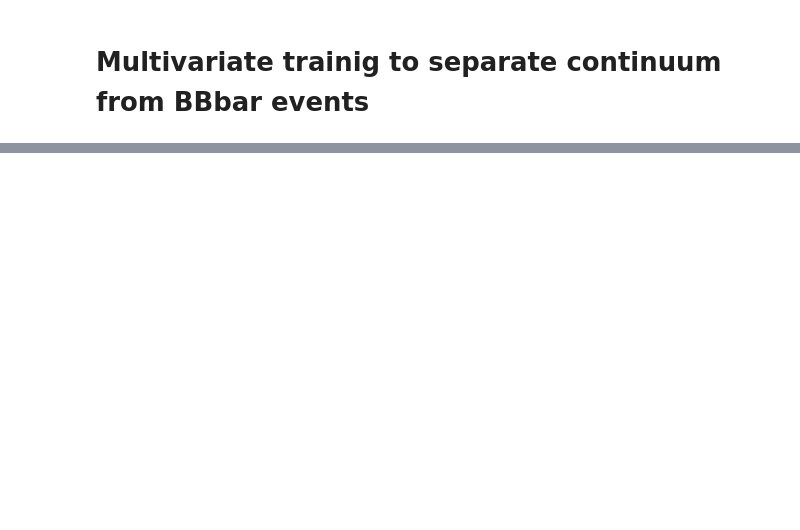
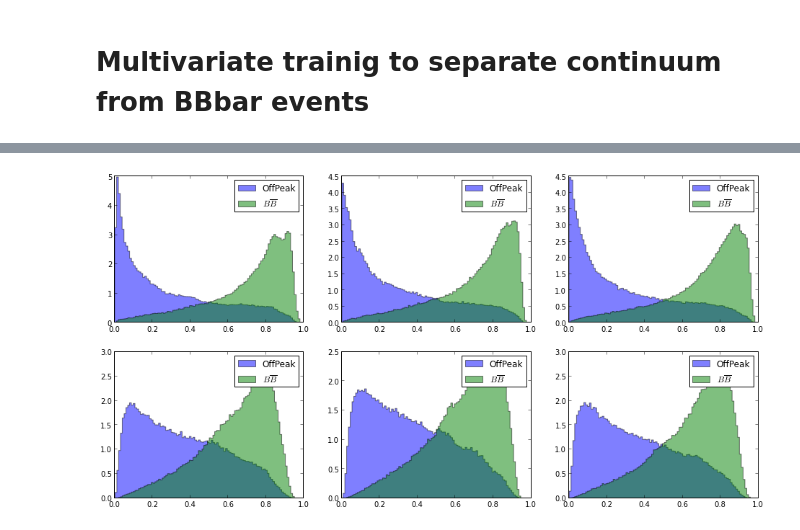
Before and after one commit to gitcheng/dilep_nb, a Jupyter notebook: singlevar_train.ipynb, the cells around one changed output, grey strips where cells are left out. Drawn from its saved outputs; the diff is of its cells as text; code cells hidden in the pictures; blank space fills up the shorter version.

Commit message:
add single lepton random forest training

```diff
--- a/singlevar_train.ipynb
+++ b/singlevar_train.ipynb
@@ -62,0 +126,48 @@ plot_allvars([d_BB, d_off], [r'$B\overline{B}$', 'Off peak'], vars_to_plot, vran
+# %%
+fig1= figure(figsize=(16,8))
+v_train1= ['nTrk','thrust', 'R2', 'emiss','cosThetaS','cosThetaT','Lp0','Lp2']
+v_train2= ['pflow'+ str(i) for i in xrange(9) ]
+data= [d_off, d_BB]
+dlabs= ['OffPeak', r'$B\overline{B}$']
+
+xp=[]
+yp=[]
+clflabels=[]
+
+plt.subplot(231)
+clf11, hists11, bins= RF_train(data, v_train1, [50000,50000], labels=dlabs, n_estimators=10, min_samples_leaf=200)
+xp.append(hists11[0])
+yp.append(hists11[1])
+clflabels.append('v1-10-200')
+
+plt.subplot(232)
+clf12, hists12, bins= RF_train(data, v_train1, [50000,50000], labels=dlabs, n_estimators=20, min_samples_leaf=200)
+xp.append(hists12[0])
+yp.append(hists12[1])
+clflabels.append('v1-20-200')
+
+plt.subplot(233)
+clf13, hists13, bins= RF_train(data, v_train1, [50000,50000], labels=dlabs, n_estimators=20, min_samples_leaf=100)
+xp.append(hists13[0])
+yp.append(hists13[1])
+clflabels.append('v1-20-100')
+
+plt.subplot(234)
+clf21, hists21, bins= RF_train(data, v_train2, [50000,50000], labels=dlabs, n_estimators=10, min_samples_leaf=200)
+xp.append(hists21[0])
+yp.append(hists21[1])
+clflabels.append('v2-10-200')
+
+plt.subplot(235)
+clf22, hists22, bins= RF_train(data, v_train2, [50000,50000], labels=dlabs, n_estimators=20, min_samples_leaf=200)
+xp.append(hists22[0])
+yp.append(hists22[1])
+clflabels.append('v2-20-200')
+
+plt.subplot(236)
+clf23, hists23, bins= RF_train(data, v_train2, [50000,50000], labels=dlabs, n_estimators=20, min_samples_leaf=100)
+xp.append(hists23[0])
+yp.append(hists23[1])
+clflabels.append('v2-20-100')
+# %% [output]
+[figure, added]
```
Also changed, not shown: parts of 10 cells of this notebook, 6 other files.
